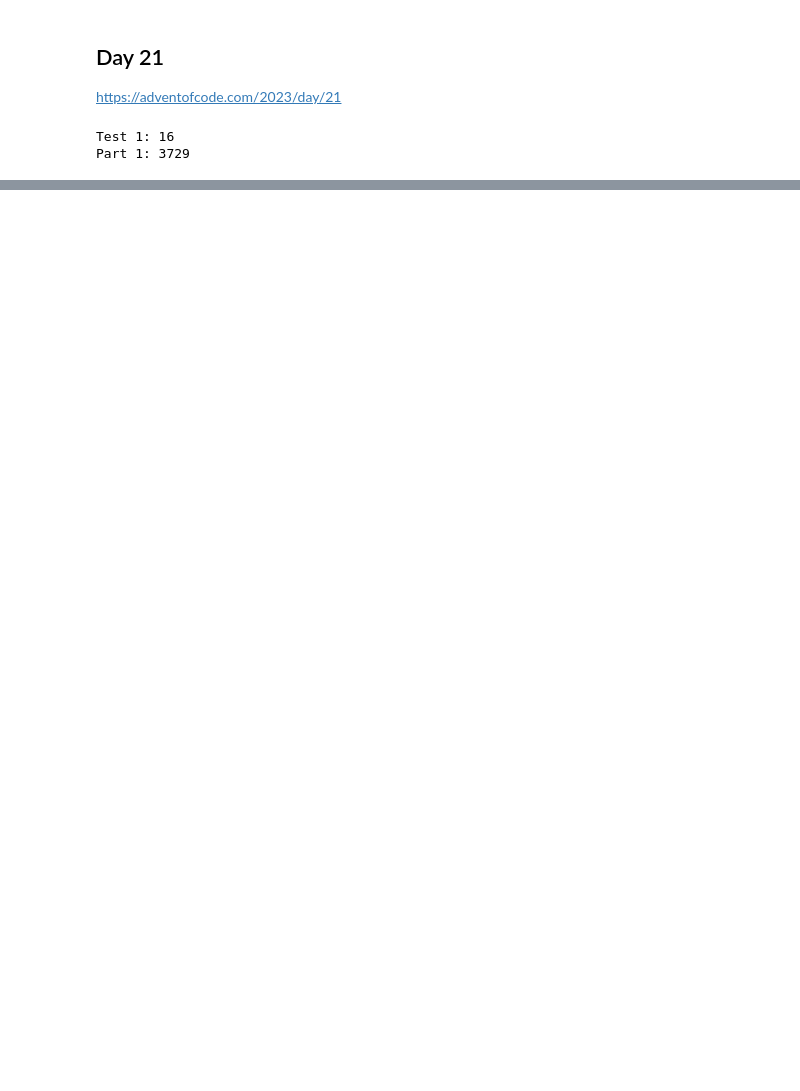
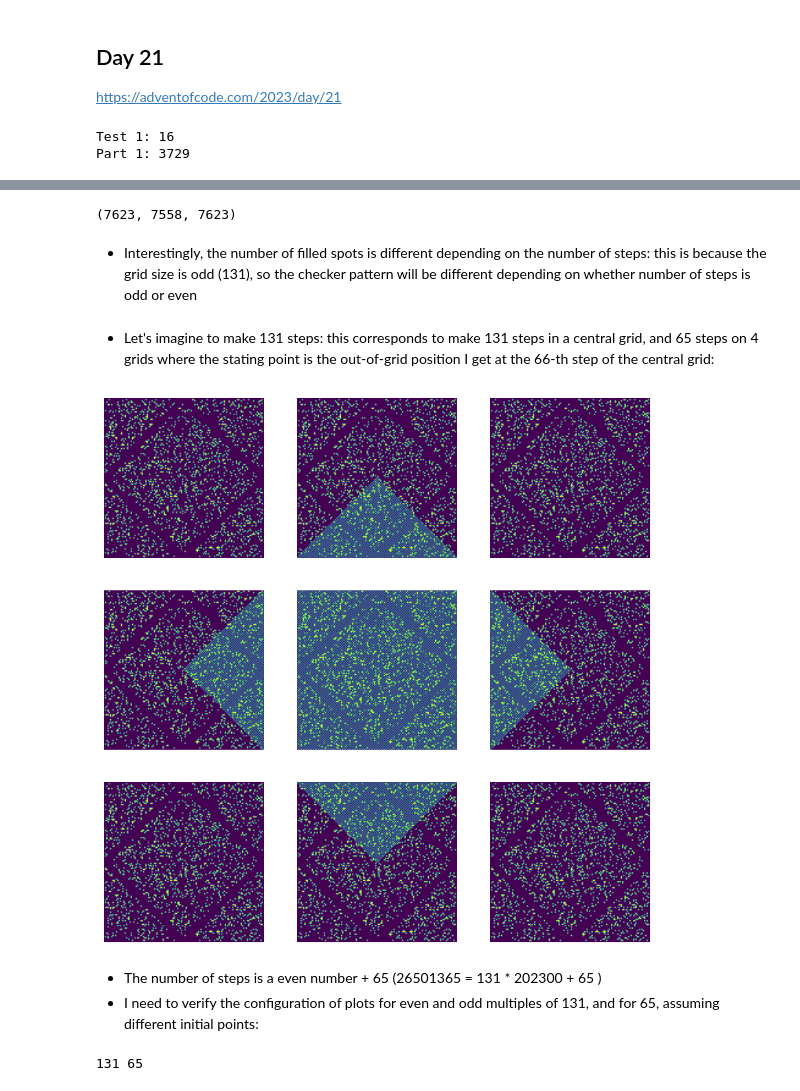
Before and after one commit to marcodelmastro/AdventOfCode2023, a Jupyter notebook: Day21.ipynb, the cells around one changed output, grey strips where cells are left out. Drawn from its saved outputs; the diff is of its cells as text; code cells hidden in the pictures; blank space fills up the shorter version.

```diff
--- a/Day21.ipynb
+++ b/Day21.ipynb
@@ -36,0 +136,45 @@ Part 1: 3729
+# %%
+len(plots_1), len(plots_2), len(plots_3)
+# %% [output]
+(7623, 7558, 7623)
+# %% [markdown]
+* Interestingly, the number of filled spots is different depending on the number of steps: this is because the grid size is odd (131), so the checker pattern will be different depending on whether number of steps is odd or even
+# %% [markdown]
+* Let's imagine to make 131 steps: this corresponds to make 131 steps in a central grid, and 65 steps on 4 grids where the stating point is the out-of-grid position I get at the 66-th step of the central grid:
+# %%
+plots = {}
+
+plots[( 0, 0)] = evolve_grid(grid,start=( 65, 65),nsteps=131)
+plots[( 1, 0)] = evolve_grid(grid,start=(  0, 65),nsteps=65)
+plots[(-1, 0)] = evolve_grid(grid,start=(130, 65),nsteps=65)
+plots[( 0, 1)] = evolve_grid(grid,start=( 65, 0 ),nsteps=65)
+plots[( 0,-1)] = evolve_grid(grid,start=( 65,130),nsteps=65)
+
+plots[(-1,-1)] = []
+plots[( 1, 1)] = []
+plots[(-1, 1)] = []
+plots[( 1,-1)] = []
+
+gardens = {}
+for (i,j),plot in plots.items():
+    gardens[(i,j)] = fill_garden(plot,grid,ymax,xmax)
+
+fig, axs = plt.subplots(3,3, figsize=(9,9))
+xc,yc = 1,1
+
+for ax in axs.flat:
+     ax.axis('off')
+
+for (x,y),g in gardens.items():
+    axs[yc+y,xc+x].imshow(g)
+# %% [output]
+[figure, added]
+# %% [markdown]
+* The number of steps is a even number + 65 (26501365 = 131 * 202300 + 65 )
+* I need to verify the configuration of plots for even and odd multiples of 131, and for 65, assuming different initial points:
+# %%
+gridsize = ymax # 131
+halfgrid = gridsize//2 # 65
+print(gridsize,halfgrid)
+# %% [output]
+131 65
```
Also changed, not shown: parts of 17 cells of this notebook.
